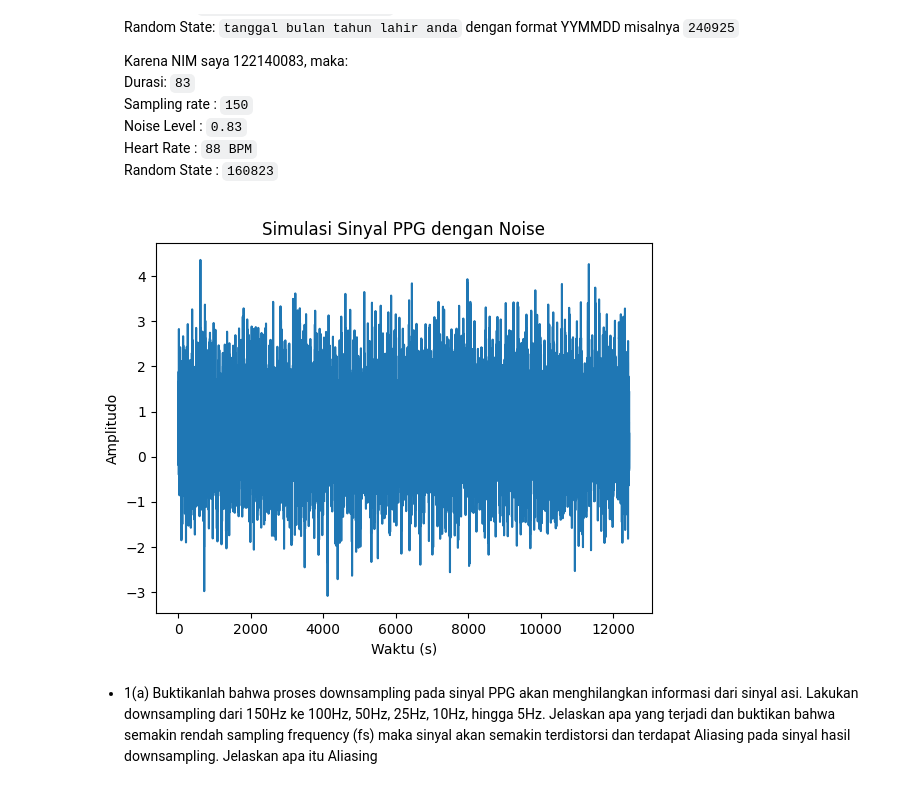
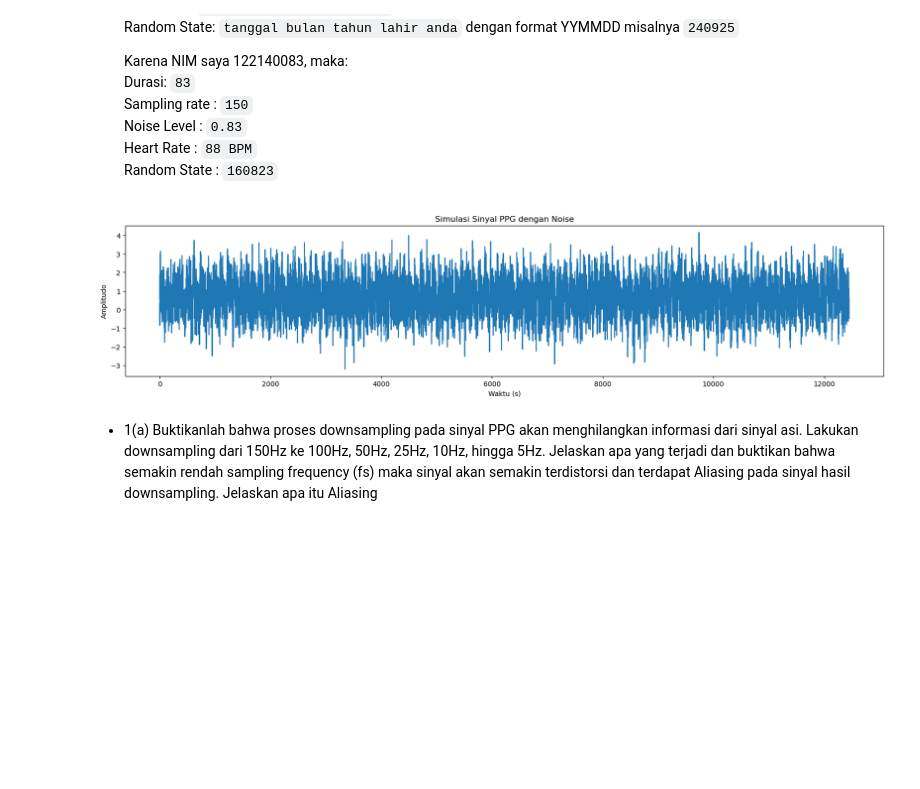
Before and after one commit to akuayip/Tugas-belajar, a Jupyter notebook: 2025/PSD/122140083_ho2.ipynb, the cells around one changed output. Drawn from its saved outputs; the diff is of its cells as text; code cells hidden in the pictures; blank space fills up the shorter version.

```diff
--- a/2025/PSD/122140083_ho2.ipynb
+++ b/2025/PSD/122140083_ho2.ipynb
@@ -24,24 +24,25 @@ NIM  : 122140083
 # %%
 import numpy as np
 import neurokit2 as nk
 import matplotlib.pyplot as plt
 
 # Simulasi sinyal PPG
 ppg_signal = nk.ppg_simulate(duration=83, sampling_rate=150, heart_rate=80, random_state=160823)
 
 # Tambahkan noise secara manual
 noise_level = 0.83
 noise = np.random.normal(0, noise_level, len(ppg_signal))
 ppg_signal_noisy = ppg_signal + noise
 
 # Plot sinyal dengan noise
+plt.figure(figsize=(20, 4))
 plt.plot(ppg_signal_noisy)
 plt.title("Simulasi Sinyal PPG dengan Noise")
 plt.xlabel("Waktu (s)")
 plt.ylabel("Amplitudo")
 plt.show()
 # %% [output]
-[figure, old version]
+[figure, new version]
 # %% [markdown]
 - 1(a) Buktikanlah bahwa proses downsampling pada sinyal PPG akan menghilangkan informasi dari sinyal asi. Lakukan downsampling dari 150Hz ke 100Hz, 50Hz, 25Hz, 10Hz, hingga 5Hz. Jelaskan apa yang terjadi dan buktikan bahwa semakin rendah sampling frequency (fs) maka sinyal akan semakin terdistorsi dan terdapat Aliasing pada sinyal hasil downsampling. Jelaskan apa itu Aliasing
 # %%
```
Also changed, not shown: parts of 14 cells of this notebook, 5 other files.
